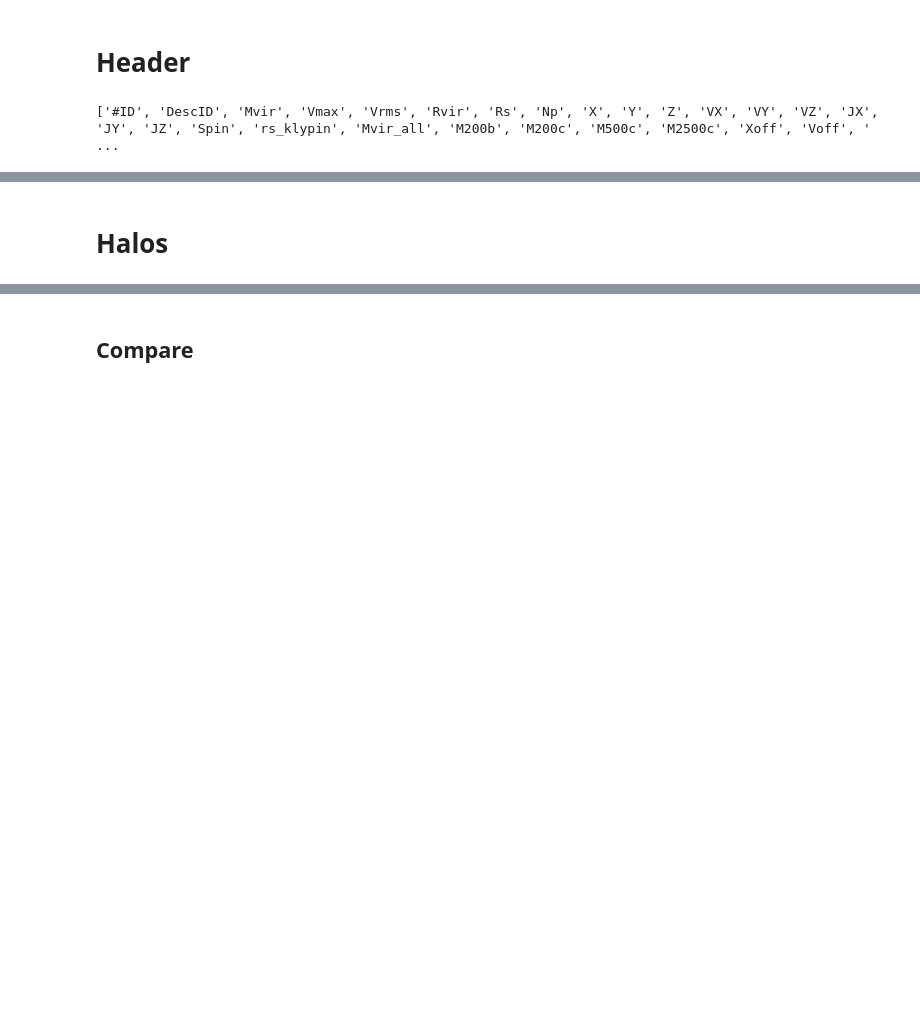
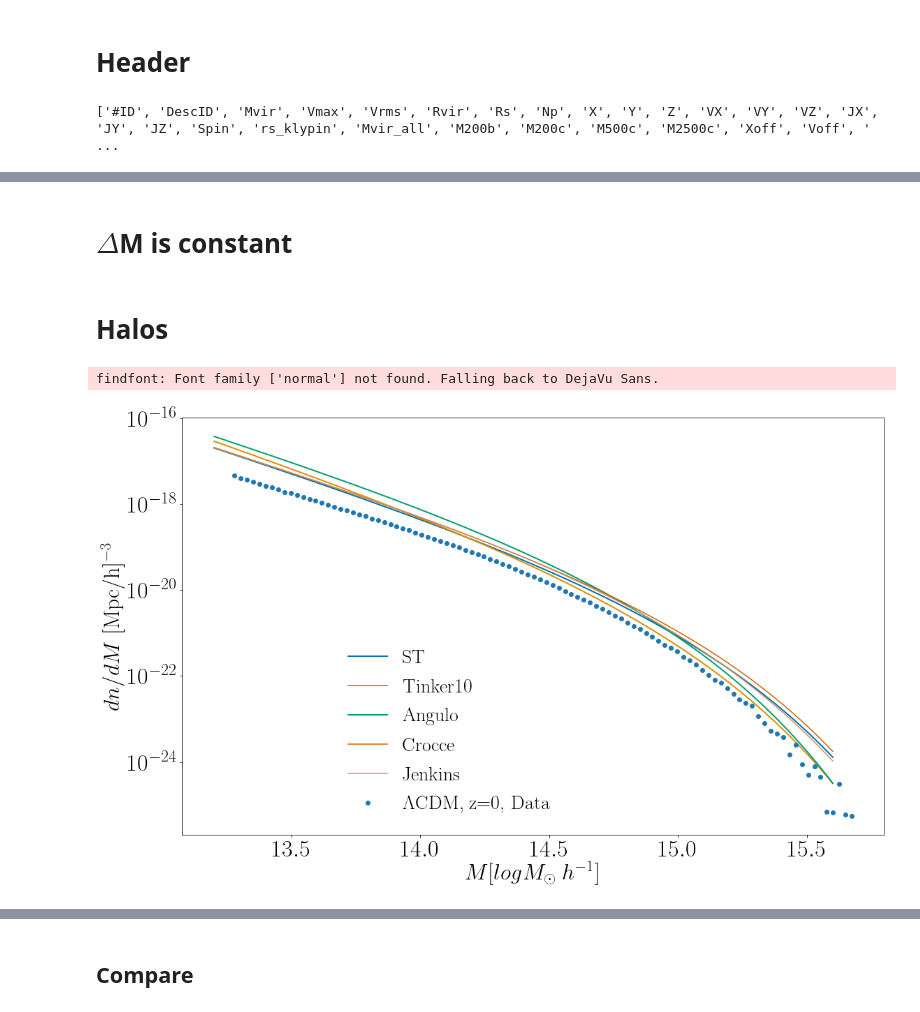
Before and after one commit to FarbodHassani/Doppler_RSD_N-body, a Jupyter notebook: Analysis-notebooks/Halo_mass_function.ipynb, the cells around one changed output, grey strips where cells are left out. Saved outputs shown, nothing was run; the diff lists cells and outputs as text; code cells hidden in the pictures; blank space fills up the shorter version.

```diff
--- a/Analysis-notebooks/Halo_mass_function.ipynb
+++ b/Analysis-notebooks/Halo_mass_function.ipynb
@@ -94,0 +197,2 @@ print(header_list)
+# %% [markdown]
+# $\Delta$M is constant
@@ -95,2 +202,65 @@ print(header_list)
 # %% [markdown]
 # Halos
+# %%
+%matplotlib inline
+import matplotlib as mpl
+label_size = 34
+mpl.rcParams['xtick.labelsize'] = label_size
+mpl.rcParams['ytick.labelsize'] = label_size
+fig = matplotlib.pyplot.gcf()
+fig.set_size_inches(18, 11)
+plt.rc('text', usetex=True)
+font = {'family' : 'normal',
+        'weight' : 'bold',
+        'size'   : text_size}
+matplotlib.rc('font', **font)
+
+redshifts = ["0"];
+files_list = ['gev_lcdm','gev_em0','gev_em7','kev_em4','kev_em7'];
+decrip = ["$\Lambda$CDM, ","$w$CDM ($w=-0.9, c_s^2=1$), ", "$w$CDM ($w=-0.9, c_s^2=10^{-4}$), ",
+          "$w$CDM-gev ($w=-0.9, c_s^2=10^{-7}$), ",
+          "$w$CDM-kev ($w=-0.9, c_s^2=10^{-7}$), "]
+l=0
+boxsize=4032;
+# for i in [0,1,2,3]: # file
+for i in [0]: # file
+
+# for i in [0]: # file
+    for j in [0]: # Redshifts
+        redshift ="z="+str(j);
+        # compute halo mass function
+
+        plt.plot(log10(Masses),HMF['ST']['dNdlogM'][files_list_class[i]]['z=0'],lw=2,color=Colors[l],label="ST")  # density=False would make counts
+
+        plt.plot(log10(Masses),HMF['Tinker10']['dNdlogM'][files_list_class[i]]['z=0'],lw=2,color=Colors[l+1],label="Tinker10")  # density=False would make counts
+
+        plt.plot(log10(Masses),HMF['Angulo']['dNdlogM'][files_list_class[i]]['z=0'],lw=2,color=Colors[l+2],label="Angulo")  # density=False would make counts
+
+        plt.plot(log10(Masses),HMF['Crocce']['dNdlogM'][files_list_class[i]]['z=0'],color=Colors[l+3],label="Crocce")  # density=False would make counts
+
+#         plt.plot(log10(Masses),HMF['Watson_FoF']['dNdlogM'][files_list_class[i]]['z=0'],color=Colors[l+4],label="Watson_FoF")  # density=False would make counts
+
+        plt.plot(log10(Masses),HMF['Jenkins']['dNdlogM'][files_list_class[i]]['z=0'],color=Colors[l+5],label="Jenkins")  # density=False would make counts
+
+        redshift ="z="+str(j);
+        bin_edges = HMF['sim']['bin_edges'][files_list[i]][redshift]
+        counts = HMF['sim']['count'][files_list[i]][redshift]
+#         plt.plot(bin_edges[:-1],counts,"o",color=Colors[l], label =decrip[i]+redshift)
+#         plt.errorbar(bin_edges[:-1],counts, yerr=np.sqrt(counts), fmt="o",label =decrip[i]+redshift)
+        deltaM = HMF['sim']['deltaM'][files_list[i]][redshift]
+        counts = HMF['sim']['count'][files_list[i]][redshift]
+#         plt.semilogy(bin_edges[:-1],counts/(10**bin_edges[:-1]*(10**deltaM - 1))/boxsize**3,"bo", label =decrip[i]+redshift+ ", Data" )
+        plt.semilogy(bin_edges[:-1],counts/((10**(roll(bin_edges[:],-1)) -10**bin_edges[:])[:-1])/boxsize**3,"o", label =decrip[i]+redshift+ ", Data" )
+        #         plt.title('Halo mass function')
+        plt.ylabel(r'$dn/dM$ [Mpc/h]$^{-3}$',fontsize=32)
+        plt.xlabel(r'$M[log M_{\odot} \; h^{-1}$]',fontsize=32)
+        plt.yscale('log')
+        plt.legend(fontsize=28,bbox_to_anchor=[0.38,0.25],loc="center",frameon=False)
+
+        l=l+1
+
+
+plt.show()
+# %% [output]
+findfont: Font family ['normal'] not found. Falling back to DejaVu Sans.
+[figure, added]
```
Also changed, not shown: parts of 13 cells of this notebook, 1 other file.
